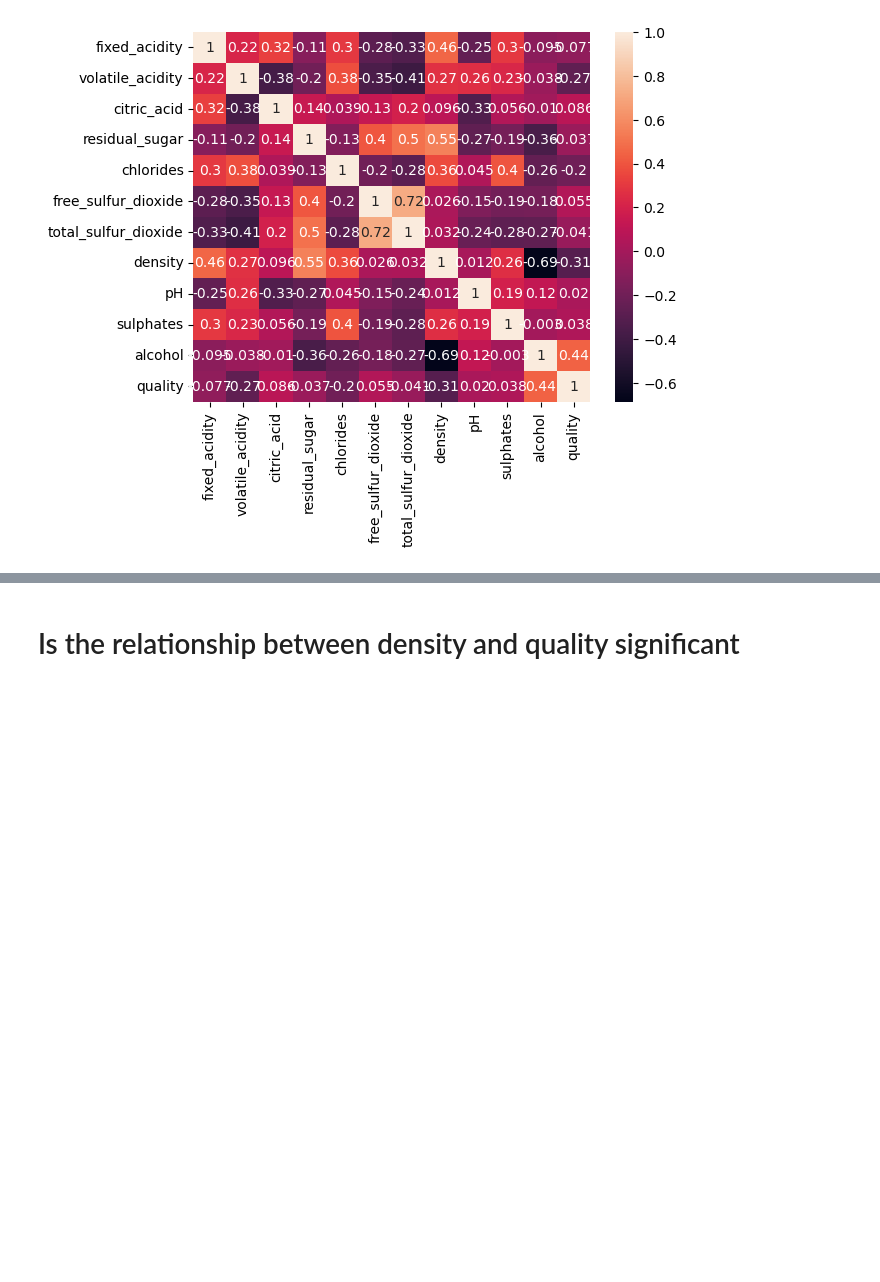
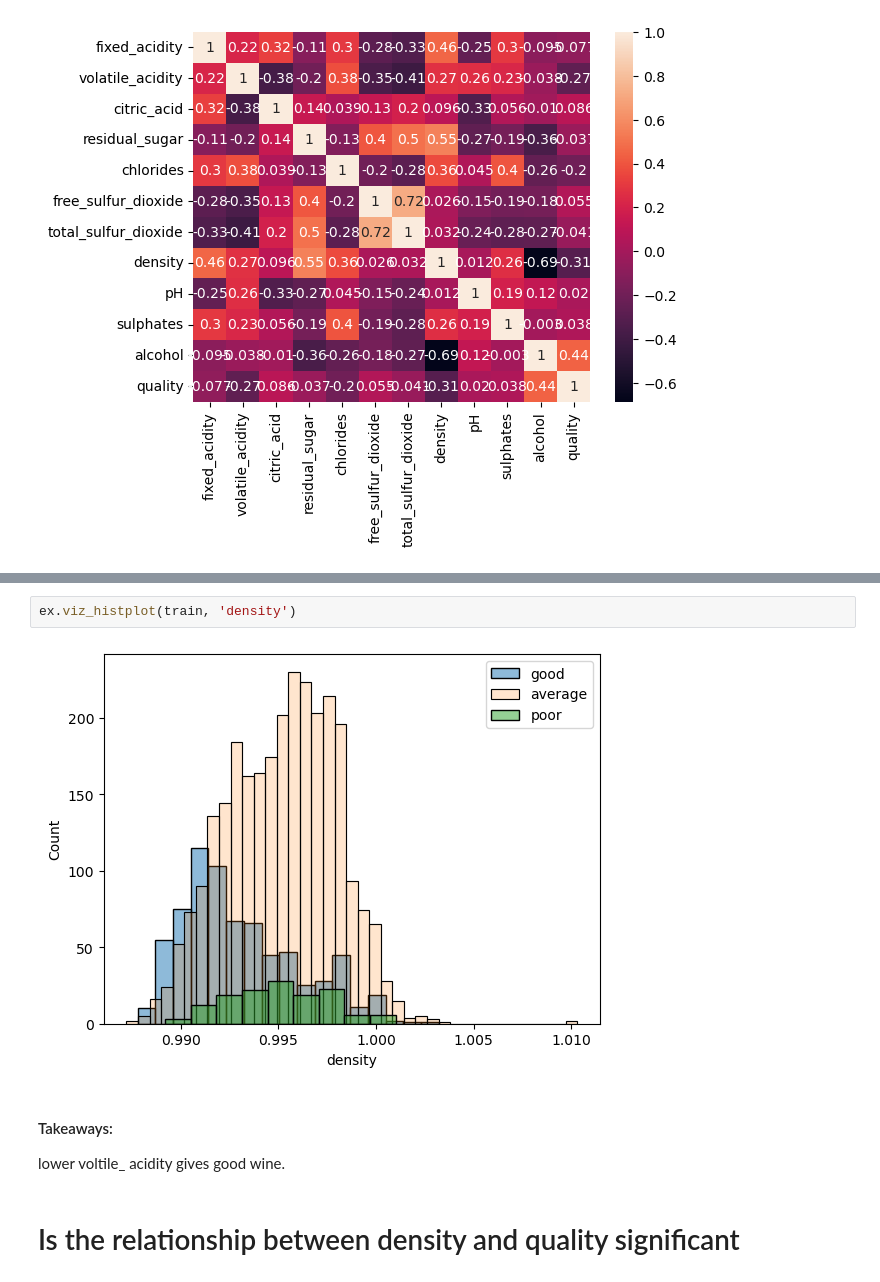
Before and after one commit to lets-wine-about-it/wine-research, a Jupyter notebook: test-final_notebook-Copy1.ipynb, the cells around one changed output, grey strips where cells are left out. Drawn from its saved outputs; the diff is of its cells as text; blank space fills up the shorter version.

```diff
--- a/test-final_notebook-Copy1.ipynb
+++ b/test-final_notebook-Copy1.ipynb
@@ -99,3 +102,10 @@ Reject $H_{0}$?  True
+# %%
+ex.viz_histplot(train, 'density')
+# %% [output]
+[figure, added]
+# %% [markdown]
+#### Takeaways:
+lower voltile_ acidity gives good wine.
 # %% [markdown]
 # Is the relationship between density and quality significant
 # %%
```
Also changed, not shown: parts of 18 cells of this notebook.
